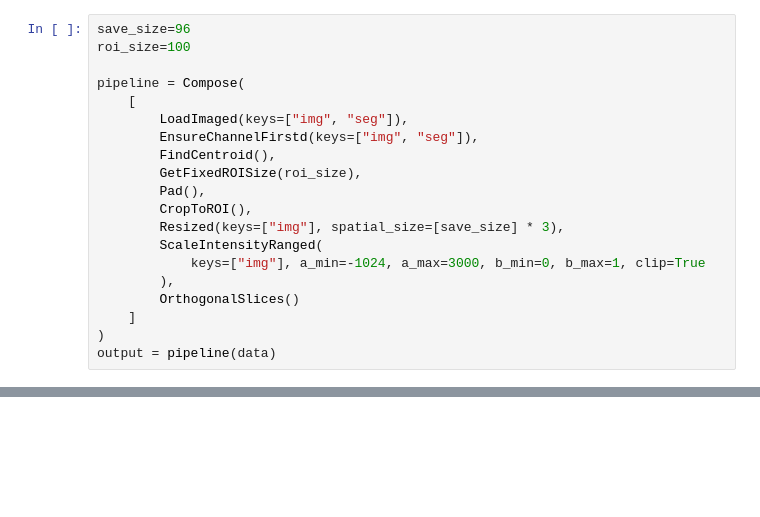
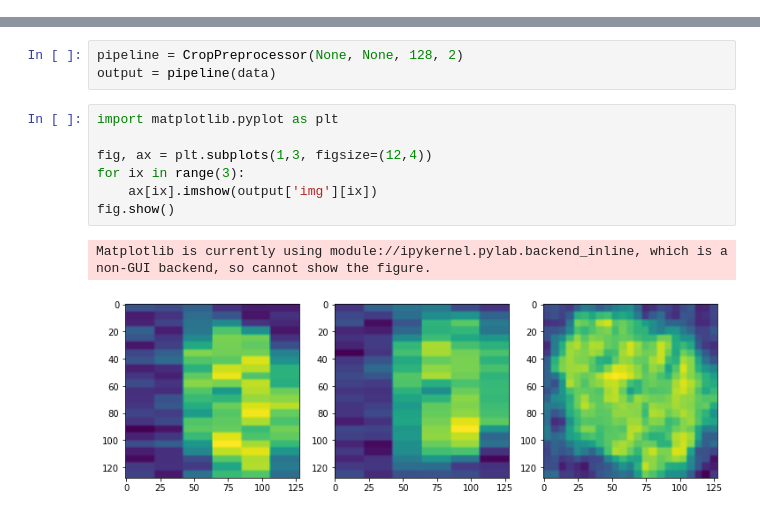
Before and after one commit to RensterMaat/premium_dl_ct, a Jupyter notebook: 01_explore.ipynb, the cells around one changed output, grey strips where cells are left out. Saved outputs shown, nothing was run; the diff lists cells and outputs as text; blank space fills up the shorter version.

Commit message:
zoom and crop preprocessing pipelines

```diff
--- a/01_explore.ipynb
+++ b/01_explore.ipynb
@@ -59,21 +14 @@ scan_path = find_corresponding_scan(segmentation_path)
 data = {"img": str(scan_path), "seg": str(segmentation_path)}
-# %%
-save_size=96
-roi_size=100
-
-pipeline = Compose(
-    [
-        LoadImaged(keys=["img", "seg"]),
-        EnsureChannelFirstd(keys=["img", "seg"]),
-        FindCentroid(),
-        GetFixedROISize(roi_size),
-        Pad(),
-        CropToROI(),
-        Resized(keys=["img"], spatial_size=[save_size] * 3),
-        ScaleIntensityRanged(
-            keys=["img"], a_min=-1024, a_max=3000, b_min=0, b_max=1, clip=True
-        ),
-        OrthogonalSlices()
-    ]
-)
-output = pipeline(data)
@@ -85,0 +133,13 @@ transverse = output['img'][0,:,:,center_slices[2]]
+# %%
+pipeline = CropPreprocessor(None, None, 128, 2)
+output = pipeline(data)
+# %%
+import matplotlib.pyplot as plt
+
+fig, ax = plt.subplots(1,3, figsize=(12,4))
+for ix in range(3):
+    ax[ix].imshow(output['img'][ix])
+fig.show()
+# %% [output]
+Matplotlib is currently using module://ipykernel.pylab.backend_inline, which is a non-GUI backend, so cannot show the figure.
+[figure, added]
```
Also changed, not shown: parts of 11 cells of this notebook, 3 other files.
